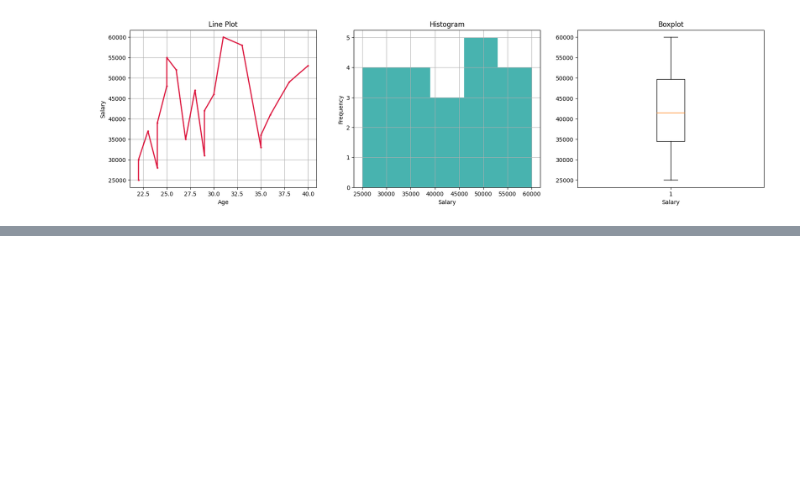
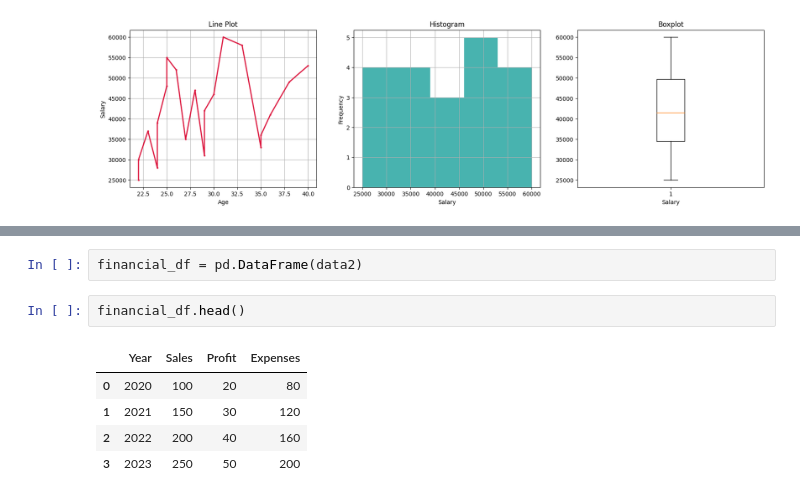
Before and after one commit to BADARRASHEED/Matplotlib, a Jupyter notebook: Matplotlib.ipynb, the cells around one changed output, grey strips where cells are left out. Cells and saved outputs as stored; diff of their text form; blank space fills up the shorter version.

```diff
--- a/Matplotlib.ipynb
+++ b/Matplotlib.ipynb
@@ -323,0 +331,10 @@ plt.show()
+# %%
+financial_df = pd.DataFrame(data2)
+# %%
+financial_df.head()
+# %% [output]
+|  | Year | Sales | Profit | Expenses |
+| 0 | 2020 | 100 | 20 | 80 |
+| 1 | 2021 | 150 | 30 | 120 |
+| 2 | 2022 | 200 | 40 | 160 |
+| 3 | 2023 | 250 | 50 | 200 |
```
Also changed, not shown: parts of 3 cells of this notebook.
